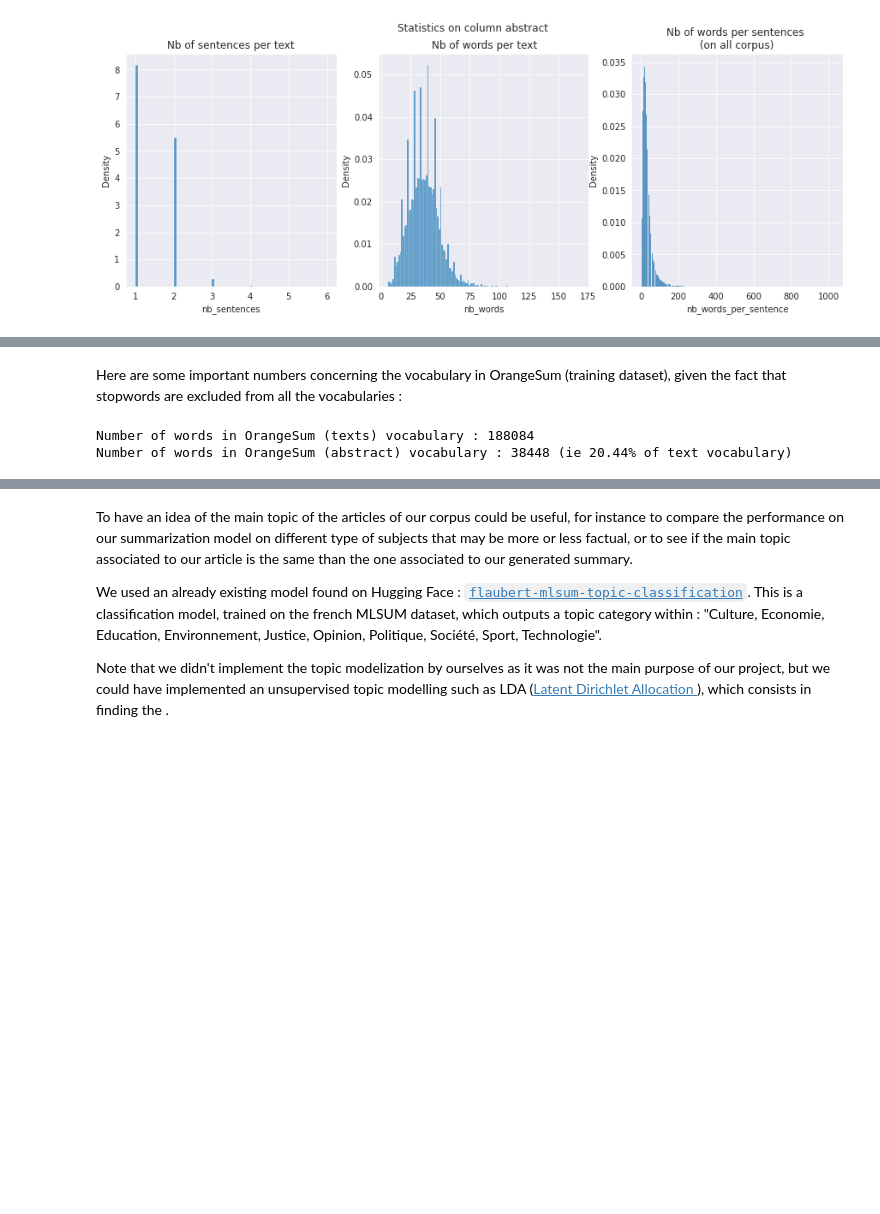
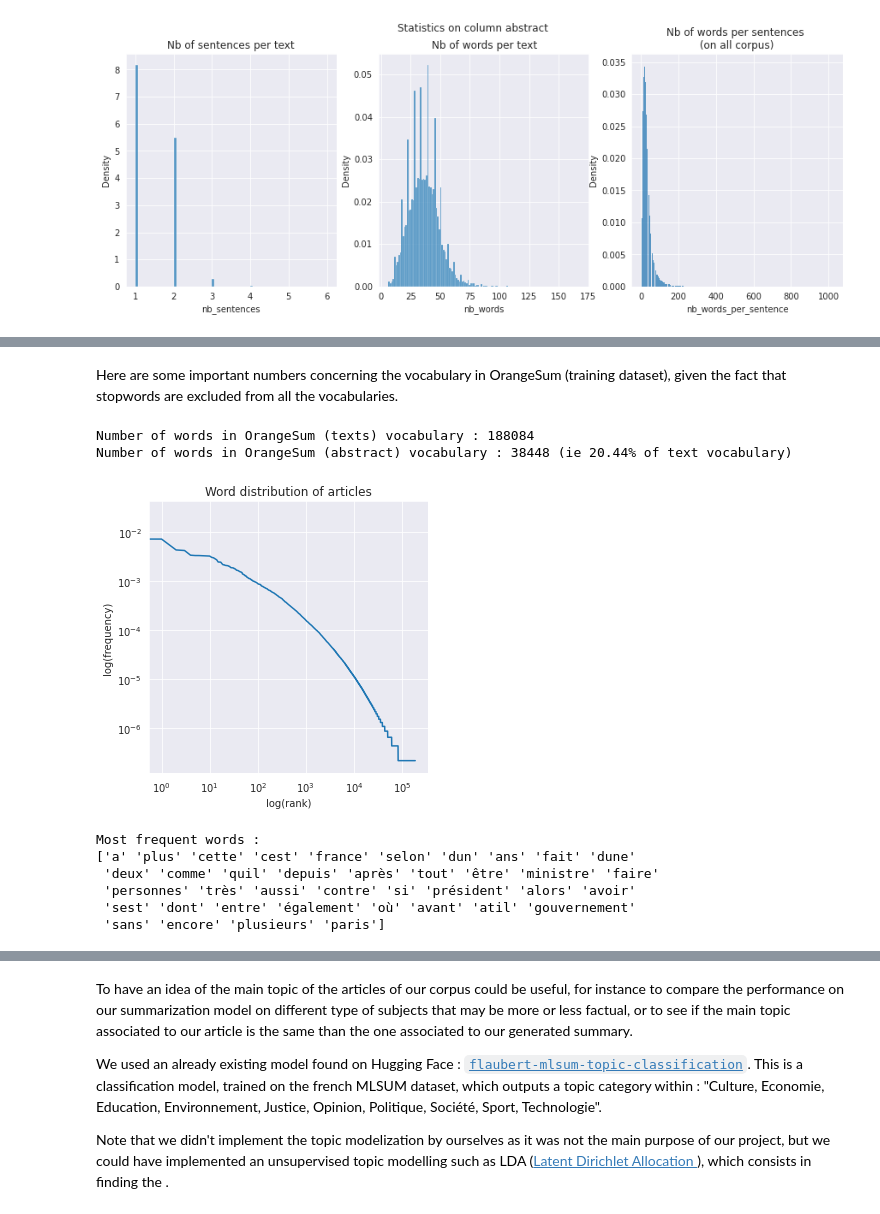
Before and after one commit to gdeni89/NLP-summarization-of-French-written-documents, a Jupyter notebook: NLP_Project.ipynb, the cells around one changed output, grey strips where cells are left out. Drawn from its saved outputs; the diff is of its cells as text; code cells hidden in the pictures; blank space fills up the shorter version.

```diff
--- a/NLP_Project.ipynb
+++ b/NLP_Project.ipynb
@@ -566,5 +571,7 @@ stats_lengths(df_orangesum_train, text_column='abstract')
 # %% [markdown]
-Here are some important numbers concerning the vocabulary in OrangeSum (training dataset), given the fact that stopwords are excluded from all the vocabularies :
+Here are some important numbers concerning the vocabulary in OrangeSum (training dataset), given the fact that stopwords are excluded from all the vocabularies.
 # %%
-vocabulary_orangesum_abstract_2 = vocab_update(dataset_orangesum['train'], text_features='target', remove_stopwords=True)
+threshold = None
+vocabulary_orangesum_article_ = vocab_update(dataset_orangesum['train'], text_features='input', remove_stopwords=True, threshold=threshold)
+vocabulary_orangesum_abstract_ = vocab_update(dataset_orangesum['train'], text_features='target', remove_stopwords=True, threshold=threshold)
 # %%
@@ -575,18 +582,26 @@ print(f"Number of words in OrangeSum (abstract) vocabulary : {nb_words_abstract}
 Number of words in OrangeSum (texts) vocabulary : 188084
 Number of words in OrangeSum (abstract) vocabulary : 38448 (ie 20.44% of text vocabulary)
 # %%
-def word_distribution (vocabulary, print_most_frequents = None) :
+def word_distribution (vocabulary, print_most_frequents = None, plot_title=None) :
     """
     Plot word distribution within a given vocabulary
     If print_most_frequents is an int, also print the print_most_frequents most frequent words
     """
 
     dist_words = np.fromiter(vocabulary['counts'].values(), dtype='int')
+    dist_words_df = pd.DataFrame({'counts' : dist_words})
+    nb_total = dist_words_df['counts'].sum()
+    dist_words_df['freq'] = dist_words_df['counts'].apply(lambda x: x/nb_total)
+    dist_words_df = dist_words_df.sort_values('freq', ascending=False)
 
     # Plot word distributions :
     fig, ax = plt.subplots(1,1, figsize=(5,5))
-    sns.histplot(dist_words, ax=ax, stat='density')
-    ax.set_title('Word distribution')
+    ax.set_xscale('log')  # Using log scale
+    ax.set_yscale('log')
+    ax.plot(list(range(dist_words_df.shape[0])),dist_words_df['freq'])
+    ax.set_title('Word distribution' if plot_title is None else plot_title)
+    ax.set_xlabel('log(rank)')
+    ax.set_ylabel('log(frequency)')
     plt.show()
 
     # Print most frequent words :
@@ -599,0 +613,10 @@ def word_distribution (vocabulary, print_most_frequents = None) :
+# %%
+word_distribution(vocabulary_orangesum_article_, print_most_frequents=40, plot_title='Word distribution of articles')
+# %% [output]
+[figure, added]
+Most frequent words :
+['a' 'plus' 'cette' 'cest' 'france' 'selon' 'dun' 'ans' 'fait' 'dune'
+ 'deux' 'comme' 'quil' 'depuis' 'après' 'tout' 'être' 'ministre' 'faire'
+ 'personnes' 'très' 'aussi' 'contre' 'si' 'président' 'alors' 'avoir'
+ 'sest' 'dont' 'entre' 'également' 'où' 'avant' 'atil' 'gouvernement'
+ 'sans' 'encore' 'plusieurs' 'paris']
```
Also changed, not shown: parts of 87 cells of this notebook.
